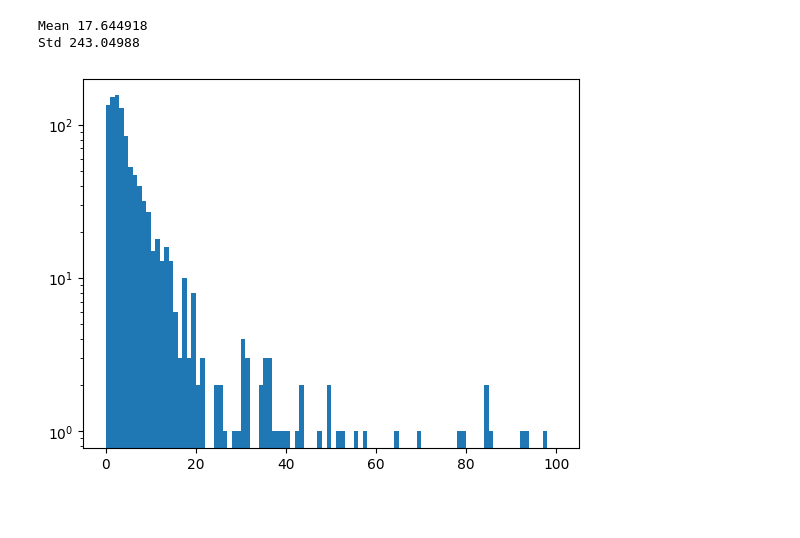
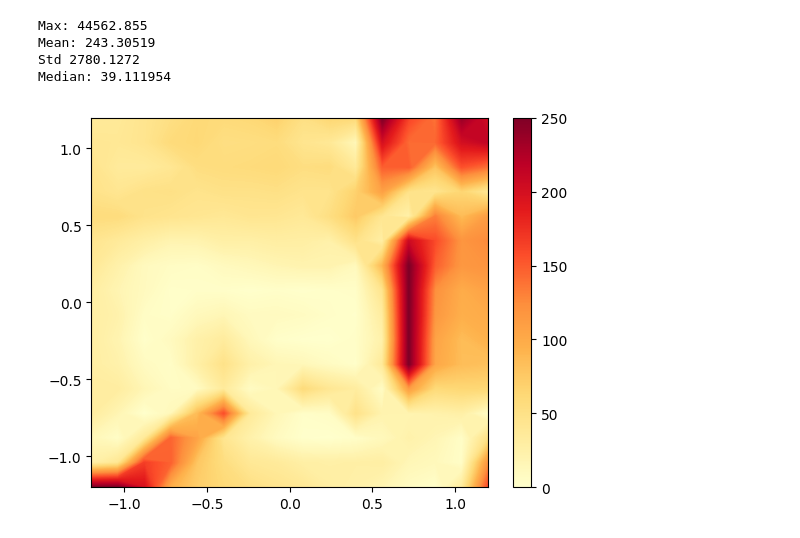
Before and after one commit to cmt-dtu-energy/hypermagnetics, a Jupyter notebook: nbs/fno_Fig6.ipynb, the cells around one changed output. Saved outputs shown, nothing was run; the diff lists cells and outputs as text; code cells hidden in the pictures; blank space fills up the shorter version.

```diff
--- a/nbs/fno_Fig6.ipynb
+++ b/nbs/fno_Fig6.ipynb
@@ -223,14 +225,26 @@ cbar.set_ticks(np.array([0, 0.05, 0.1, 0.15, 0.2, 0.25, 0.3, 0.35, 0.4]))
-# %%
-## Error calculation
-rel_err_pot = np.abs((t_msp[idx] - np.array(out)[idx]) / t_msp[idx]) * 100
-print("Mean", np.mean(rel_err_pot))
-print("Std", np.std(rel_err_pot))
-plt.hist(rel_err_pot.flatten(), bins=100, range=(0, 100))
-plt.yscale("log")
-# %% [output]
-Mean 17.644918
-Std 243.04988
-[figure, removed]
+# %%
+# Relative Error FNO
+err_fno = ((np.abs(np.array(out)[idx]  - t_msp[idx])) / np.abs(t_msp[idx])) * 100
+print("Max:", np.max(err_fno))
+print("Mean:", np.mean(err_fno))
+print("Std", np.std(err_fno))
+print("Median:", np.median(err_fno))
+vmax_rel = 250
+vmin_rel = 0
+
+levels_rel = np.linspace(vmin_rel, vmax_rel, 250)
+# norm = mcolors.LogNorm(vmin=vmin_rel, vmax=vmax_rel)
+norm = mcolors.Normalize(vmin=vmin_rel, vmax=vmax_rel)
+contour_rel = plt.contourf(x_grid_out, y_grid_out, np.clip(err_fno, vmin_rel, vmax_rel), cmap="YlOrRd", levels=levels_rel, norm=norm)
+cbar = plt.colorbar(contour_rel)
+cbar.set_ticks(np.linspace(vmin_rel, vmax_rel, 6))
+plt.savefig(figpath / f"{figname}_rel_err_{res}_plot_{idx}.png", dpi=300)
+# %% [output]
+Max: 44562.855
+Mean: 243.30519
+Std 2780.1272
+Median: 39.111954
+[figure, added]
 # %%
 # Error full dataset
 rel_err_pot = np.abs((t_msp - np.array(out)) / t_msp)
```
Also changed, not shown: parts of 11 cells of this notebook, 5 other files.
